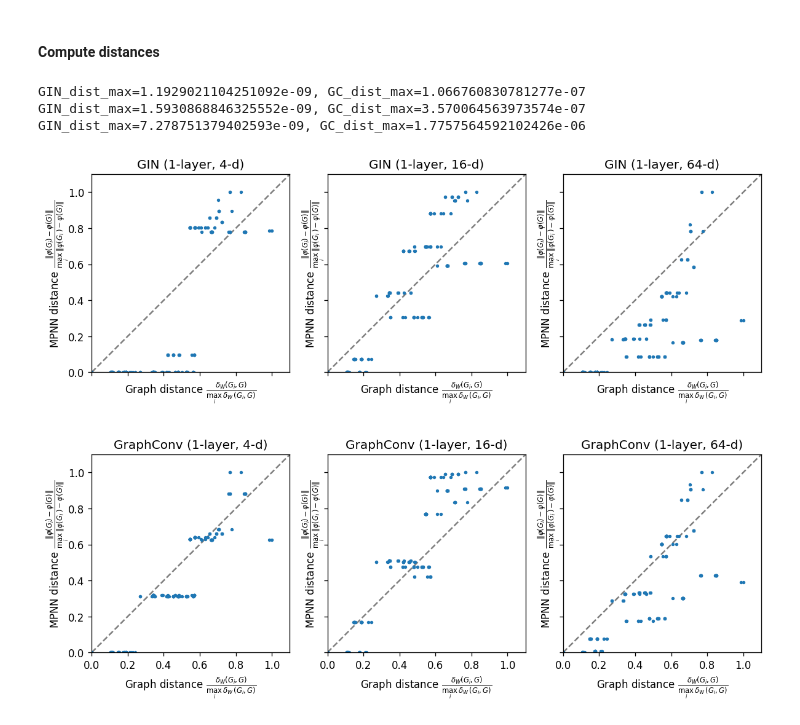
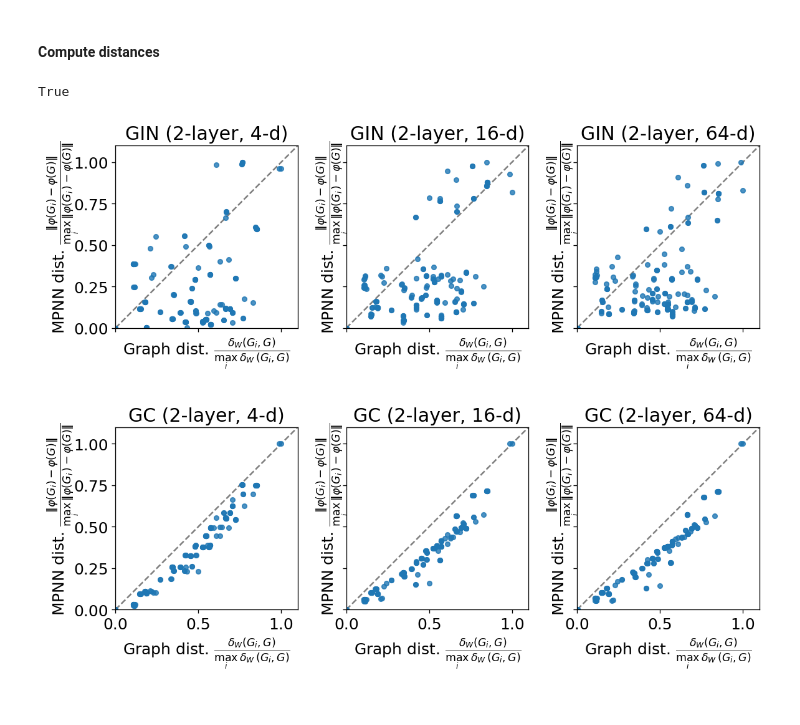
Before and after one commit to nhuang37/finegrain_expressivity_GNN, a Jupyter notebook: distance_preservation/Finegrain_MPNN_evaluation.ipynb, the cells around one changed output. Saved outputs shown, nothing was run; the diff lists cells and outputs as text; code cells hidden in the pictures.

```diff
--- a/distance_preservation/Finegrain_MPNN_evaluation.ipynb
+++ b/distance_preservation/Finegrain_MPNN_evaluation.ipynb
@@ -355,8 +359,10 @@ def plot_result(graph_dist, GIN_dist, GC_dist, size=5, spec="(1-layer,128-d)"):
 input_dim = 1
 hid_dim = None
 num_layers = 2 #remember 1 iteration is simply the degree!
-dimensions = [8,64,128]# [8,16,64]
+dimensions = [1, 8, 16] #[8,64,128]# [8,16,64] # #[4, 16, 64] #
 
-results_hid = embed_vary(graph_loader, input_dim, hid_dim, num_layers, dimensions, vary="hid_dim", aggr="mean")
-plot_result_vary(graph_dist, results_hid, hid_dim, num_layers, dimensions, vary="hid_dim")
+results_hid = embed_vary(graph_loader, input_dim, hid_dim, num_layers, dimensions, vary="hid_dim")
+#pickle.dump(results_hid, open("MPNN_embed_SBM_hid_inf.pkl", "wb"))
+results_hid = pickle.load( open("MPNN_embed_SBM_hid.pkl", "rb"))
+plot_result_vary(graph_dist, results_hid, hid_dim, num_layers, dimensions, vary="hid_dim", s=20)
 # %% [output]
@@ -367,10 +373,12 @@ GIN_dist_max=6.928576112841256e-07, GC_dist_max=1.3029566616751254e-06
 # %%
 #untrain GNN
 input_dim = 1
-hid_dim = 16
+hid_dim = 8
 num_layers = None #remember 1 iteration is simply the degree!
-dimensions = [2,3,4]#[8,64,128]# [8,16,64]
-
-results_l = embed_vary(graph_loader, input_dim, hid_dim, num_layers, dimensions, vary="layer", aggr="mean")
-plot_result_vary(graph_dist, results_l, hid_dim, num_layers, dimensions, vary="layer")
+dimensions = [1,2,3]#[8,64,128]# [8,16,64]
+#
+results_l = embed_vary(graph_loader, input_dim, hid_dim, num_layers, dimensions, vary="layer")
+#pickle.dump(results_l, open("MPNN_embed_SBM_layer_inf.pkl", "wb"))
+results_l = pickle.load(open("MPNN_embed_SBM_layer_inf.pkl", "rb"))
+plot_result_vary(graph_dist, results_l, hid_dim, num_layers, dimensions, vary="layer", s=20)
 # %% [output]
@@ -403,6 +411,12 @@ nx.draw(G)
 nx.draw(H)
 # %% [output]
 [figure]
+# %%
+num_G = len(dataset)
+graphs, graph_dist = pickle.load(open("graph_seq_dist_MUTAG.pkl", "rb"))
+dataset.transform = T.Constant(value=1, cat=False)
+graph_loader = DataLoader(dataset, batch_size=num_G, shuffle=False)
+result = get_MPNN_embed(graph_loader, input_dim=1, hid_dim=2, num_layers=1)
 # %% [markdown]
 #### Compute distances
 # %%
@@ -413,24 +428,31 @@ pickle.dump((graphs, graph_dist), open("graph_seq_dist_MUTAG.pkl", "wb"))
+# %%
+graphs_old, graph_dist_old = pickle.load(open("graph_seq_dist_MUTAG.pkl", "rb"))
+graphs, graph_dist = pickle.load(open("graph_seq_dist_MUTAG_fast.pkl", "rb"))
+# %%
+check_graphs = [nx.is_isomorphic(graphs_old[i], graphs[i]) for i in range(len(graphs))]
+all(check_graphs)
+# %% [output]
+True
 # %%
 #MPNN embedding
 ##BUG: sometimes due to bad initialization, hid_dim=1, layer=1 gives trivial result => just re-run the cell
 num_G = len(dataset)
 graphs, graph_dist = pickle.load(open("graph_seq_dist_MUTAG.pkl", "rb"))
 dataset.transform = T.Constant(value=1, cat=False)
 graph_loader = DataLoader(dataset, batch_size=num_G, shuffle=False)
 
 #untrain GNN
 input_dim = 1
 hid_dim = None
-num_layers = 1
-dimensions = [4,16,64]
+num_layers = 2
+dimensions = [4,16,64] #[4,24,128] #
 
-results_hid = embed_vary(graph_loader, input_dim, hid_dim, num_layers, dimensions, vary="hid_dim", aggr="mean")
-plot_result_vary(graph_dist, results_hid, hid_dim, num_layers, dimensions, vary="hid_dim")
+#results_hid = embed_vary(graph_loader, input_dim, hid_dim, num_layers, dimensions, vary="hid_dim", aggr="mean")
+#pickle.dump(results_hid, open("MPNN_embed_MUTAG_hid.pkl", "wb"))
+results_hid = pickle.load( open("MPNN_embed_MUTAG_hid.pkl", "rb"))
+plot_result_vary(graph_dist, results_hid, hid_dim, num_layers, dimensions, vary="hid_dim", s=20)
 # %% [output]
-GIN_dist_max=1.1929021104251092e-09, GC_dist_max=1.066760830781277e-07
-GIN_dist_max=1.5930868846325552e-09, GC_dist_max=3.570064563973574e-07
-GIN_dist_max=7.278751379402593e-09, GC_dist_max=1.7757564592102426e-06
-[figure, old version]
+[figure, new version]
 # %%
 #untrain GNN
 input_dim = 1
```
Also changed, not shown: parts of 26 cells of this notebook.
